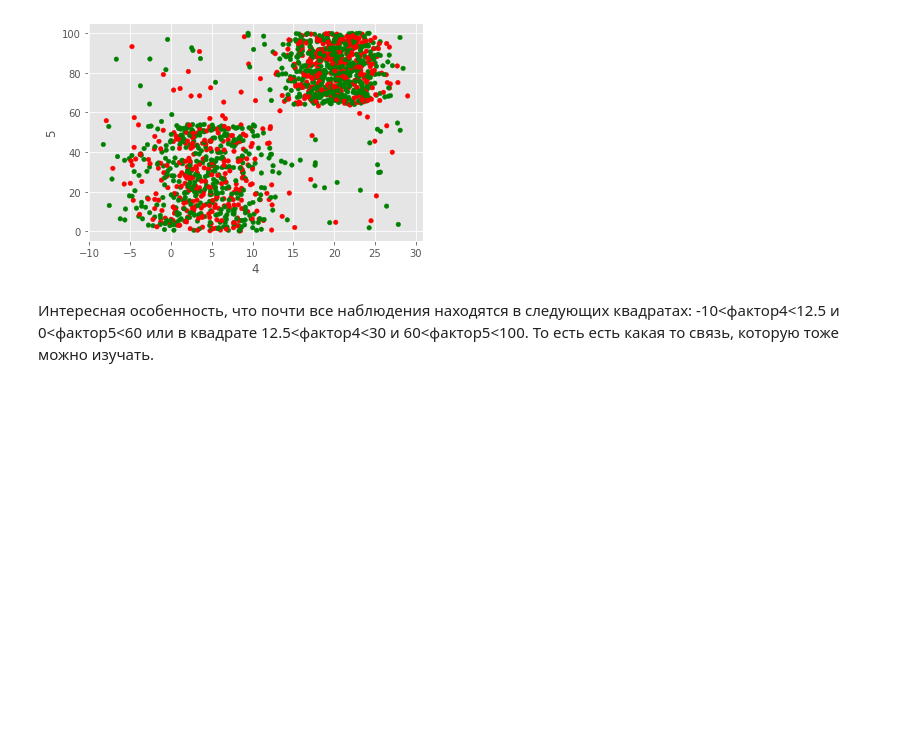
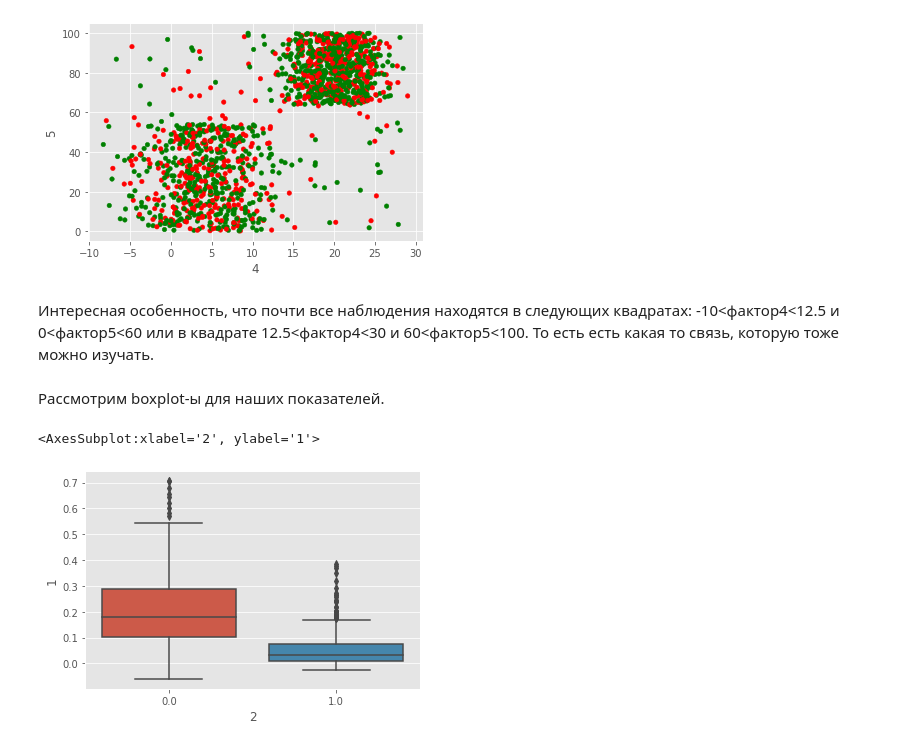
Before and after one commit to vladimirpirogov/hw_stat_IB, a Jupyter notebook: Pirogov_MHW_1_DA.ipynb, the cells around one changed output. Saved outputs shown, nothing was run; the diff lists cells and outputs as text; code cells hidden in the pictures; blank space fills up the shorter version.

```diff
--- a/Pirogov_MHW_1_DA.ipynb
+++ b/Pirogov_MHW_1_DA.ipynb
@@ -129,3 +120,10 @@ df.plot.scatter(x='4', y='5', c=df['2'].replace(colors))
 [figure]
 # %% [markdown]
 Интересная особенность, что почти все наблюдения находятся в следующих квадратах: -10<фактор4<12.5 и 0<фактор5<60 или в квадрате  12.5<фактор4<30 и 60<фактор5<100. То есть есть какая то связь, которую тоже можно изучать.
+# %% [markdown]
+Рассмотрим boxplot-ы для наших показателей.
+# %%
+sns.boxplot(data = df, x = '2', y = '1')
+# %% [output]
+<AxesSubplot:xlabel='2', ylabel='1'>
+[figure, added]
```
Also changed, not shown: parts of 12 cells of this notebook.
